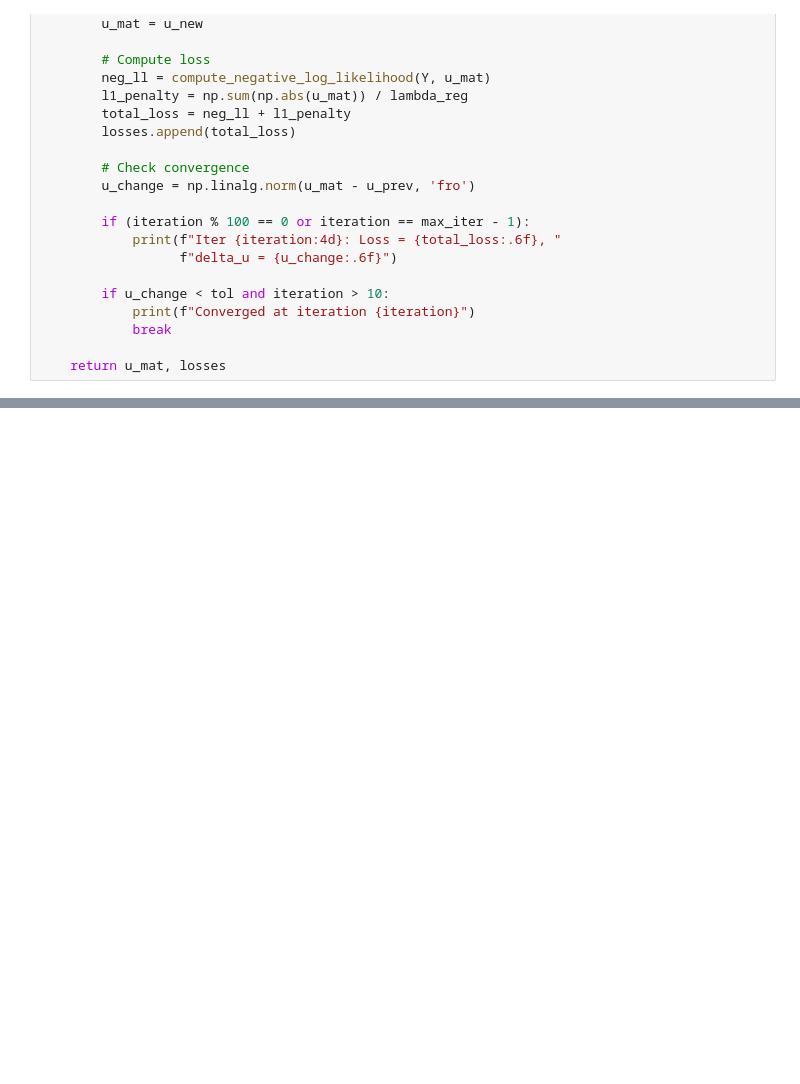
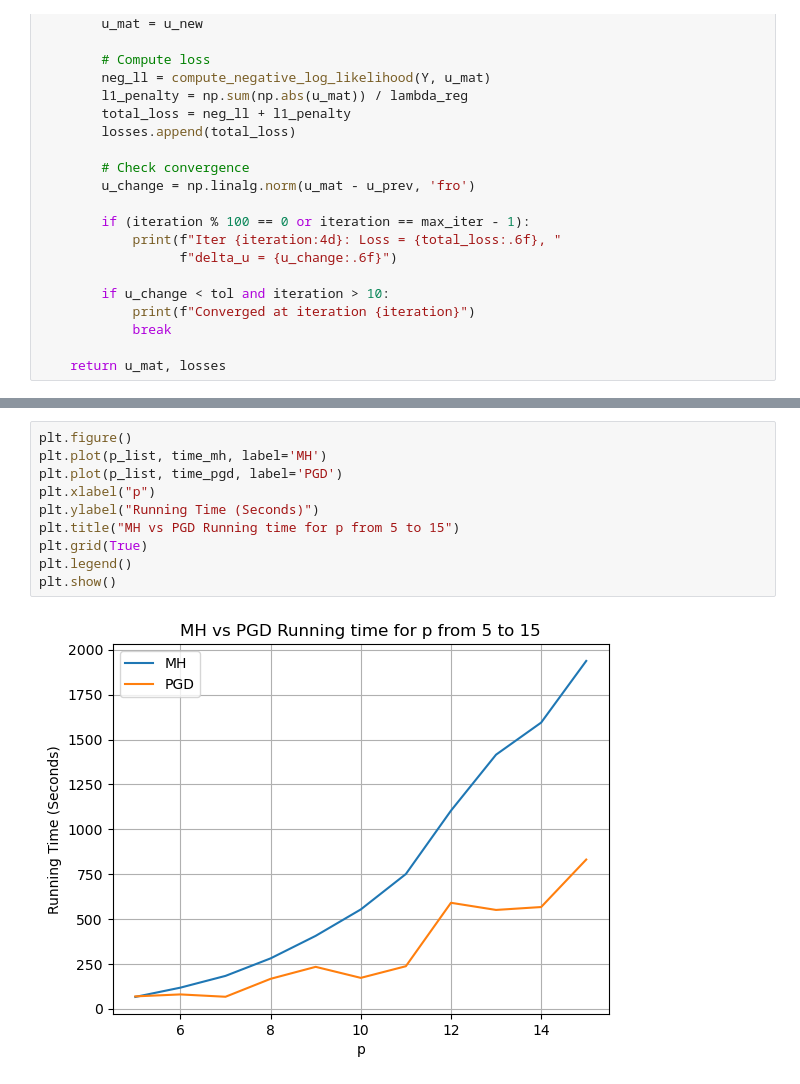
Before and after one commit to UChi-ComPy23/final-project-group-1-2025, a Jupyter notebook: pgd.ipynb, the cells around one changed output, grey strips where cells are left out. Drawn from its saved outputs; the diff is of its cells as text; blank space fills up the shorter version.

```diff
--- a/pgd.ipynb
+++ b/pgd.ipynb
@@ -487,0 +574,12 @@ plt.show()
+# %%
+plt.figure()
+plt.plot(p_list, time_mh, label='MH')
+plt.plot(p_list, time_pgd, label='PGD')
+plt.xlabel("p")
+plt.ylabel("Running Time (Seconds)")
+plt.title("MH vs PGD Running time for p from 5 to 15")
+plt.grid(True)
+plt.legend()
+plt.show()
+# %% [output]
+[figure, added]
```
Also changed, not shown: parts of 7 cells of this notebook.
